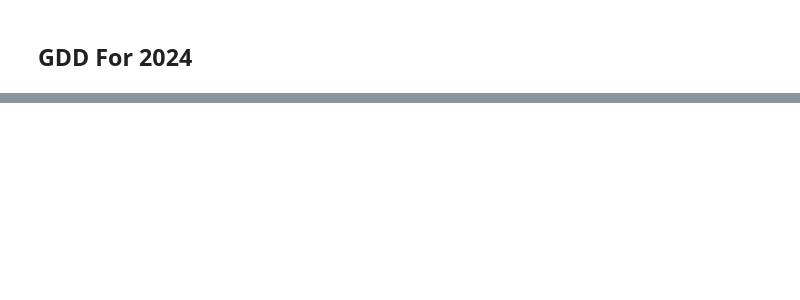
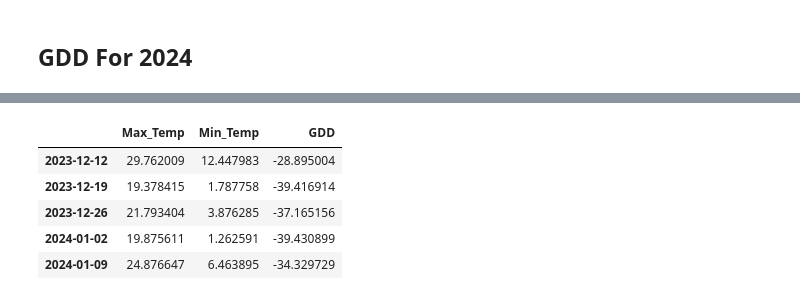
Before and after one commit to jbaumgit/Time-Series-Weather-Forcast-for-Corn-Growth-Degree-Days-in-ND, a Jupyter notebook: EDA_notebook.ipynb, the cells around one changed output, grey strips where cells are left out. Cells and saved outputs as stored; diff of their text form; code cells hidden in the pictures; blank space fills up the shorter version.

Commit message:
calculated GDD for 2024 predicted Max and Min Temps

```diff
--- a/EDA_notebook.ipynb
+++ b/EDA_notebook.ipynb
@@ -843,6 +843,8 @@ sari_mod = SARIMAX(df_max,
                    enforce_invertibility=False).fit()
 # %%
 forecast_max = sari_mod.forecast(steps=52)
+# %%
+forecast_max = forecast_max.rename('Max_Temp')
 # %%
 fig, ax = plt.subplots()
 ax.plot(df_max, label='so_far')
@@ -882,6 +884,8 @@ sari_mod = SARIMAX(df_min,
                    enforce_invertibility=False).fit()
 # %%
 forecast_min = sari_mod.forecast(steps=52)
+# %%
+forecast_min = forecast_min.rename('Min_Temp')
 # %%
 fig, ax = plt.subplots()
 ax.plot(df_min, label='so_far')
@@ -914,2 +918,4 @@ Freq: W-TUE, Name: predicted_mean, dtype: float64
 # %% [markdown]
 ## GDD For 2024
+# %%
+df2024 = pd.concat ([forecast_max, forecast_min], axis=1)
@@ -915,0 +931,11 @@ Freq: W-TUE, Name: predicted_mean, dtype: float64
+# %%
+df2024["GDD"] = (df2024["Max_Temp"]+df2024["Min_Temp"])/2 - 50
+# %%
+df2024.head()
+# %% [output]
+|  | Max_Temp | Min_Temp | GDD |
+| 2023-12-12 | 29.762009 | 12.447983 | -28.895004 |
+| 2023-12-19 | 19.378415 | 1.787758 | -39.416914 |
+| 2023-12-26 | 21.793404 | 3.876285 | -37.165156 |
+| 2024-01-02 | 19.875611 | 1.262591 | -39.430899 |
+| 2024-01-09 | 24.876647 | 6.463895 | -34.329729 |
```
Also changed, not shown: parts of 5 cells of this notebook.
